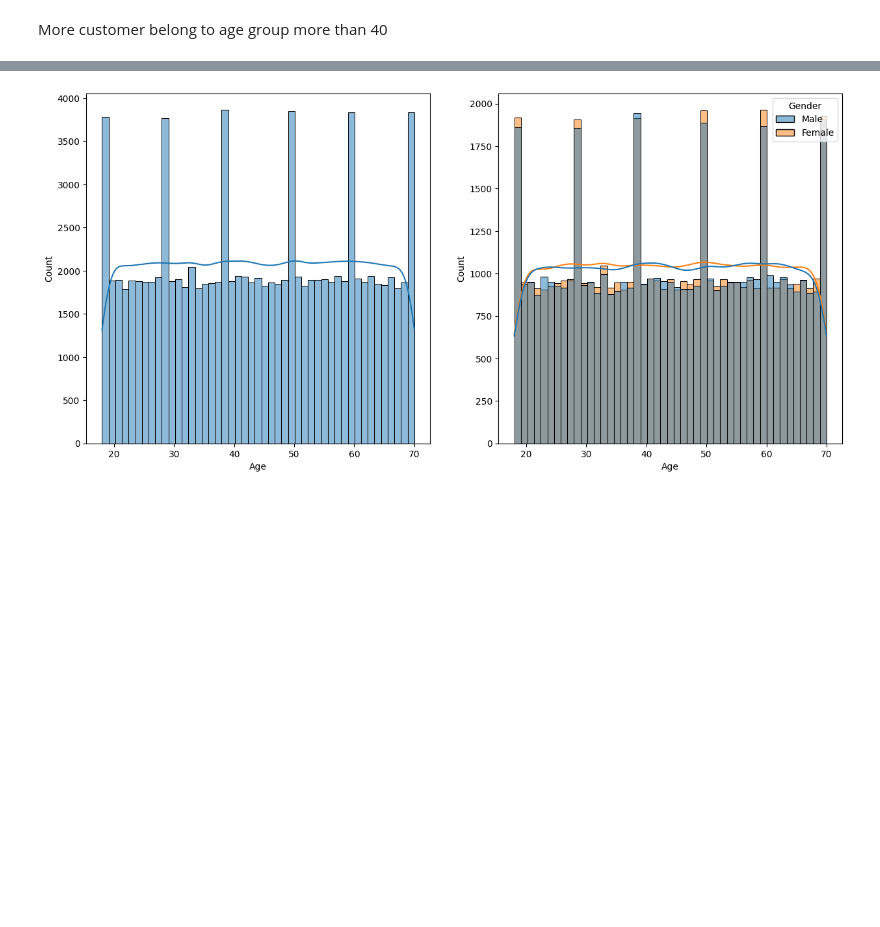
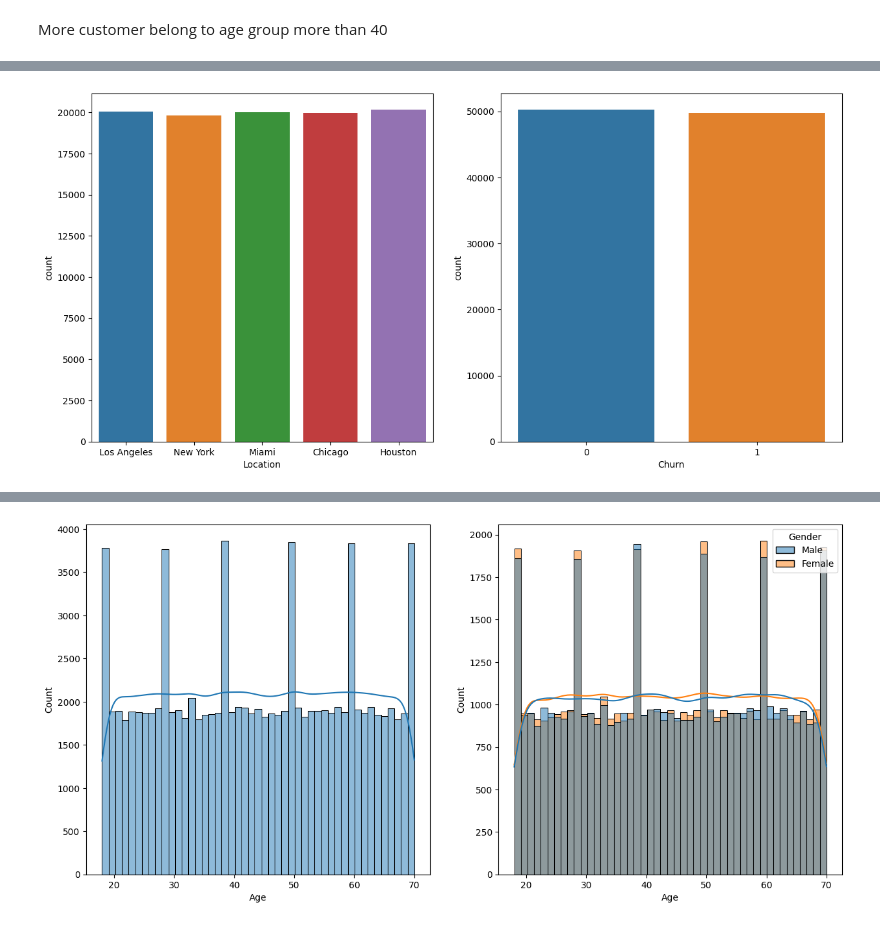
Before and after one commit to ry-aki/Customer-churn-prediction, a Jupyter notebook: notebook/eda.ipynb, the cells around one changed output, grey strips where cells are left out. Saved outputs shown, nothing was run; the diff lists cells and outputs as text; code cells hidden in the pictures; blank space fills up the shorter version.

```diff
--- a/notebook/eda.ipynb
+++ b/notebook/eda.ipynb
@@ -155,0 +185,9 @@ More customer belong to age group more than 40
+# %%
+fig, axs = plt.subplots(1, 2, figsize = (15,7))
+plt.subplot(121)
+sns.countplot(x = 'Location', data = df)
+plt.subplot(122)
+sns.countplot(x = 'Churn', data = df)
+plt.show()
+# %% [output]
+[figure, added]
```
Also changed, not shown: parts of 38 cells of this notebook, 1 other file.
